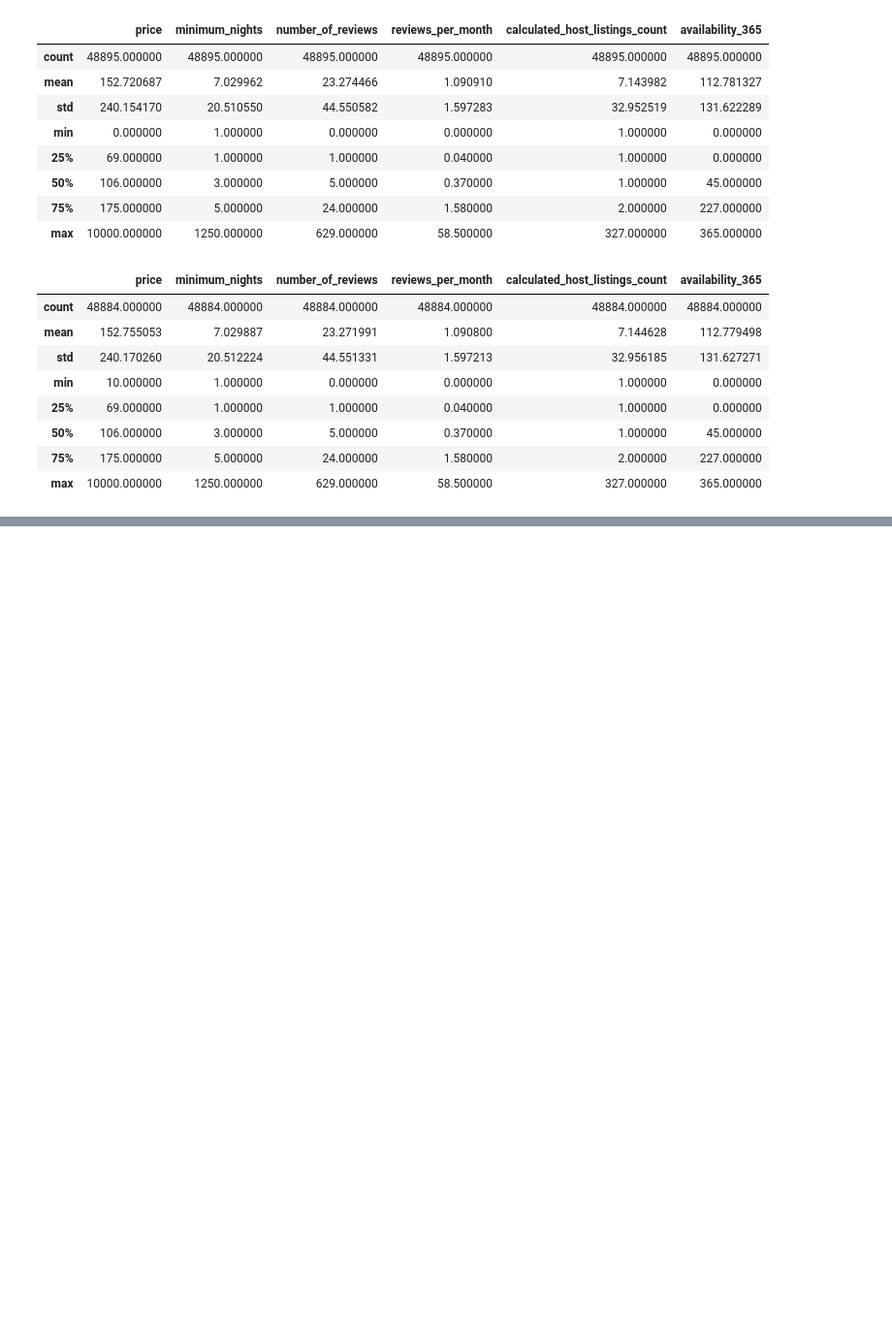
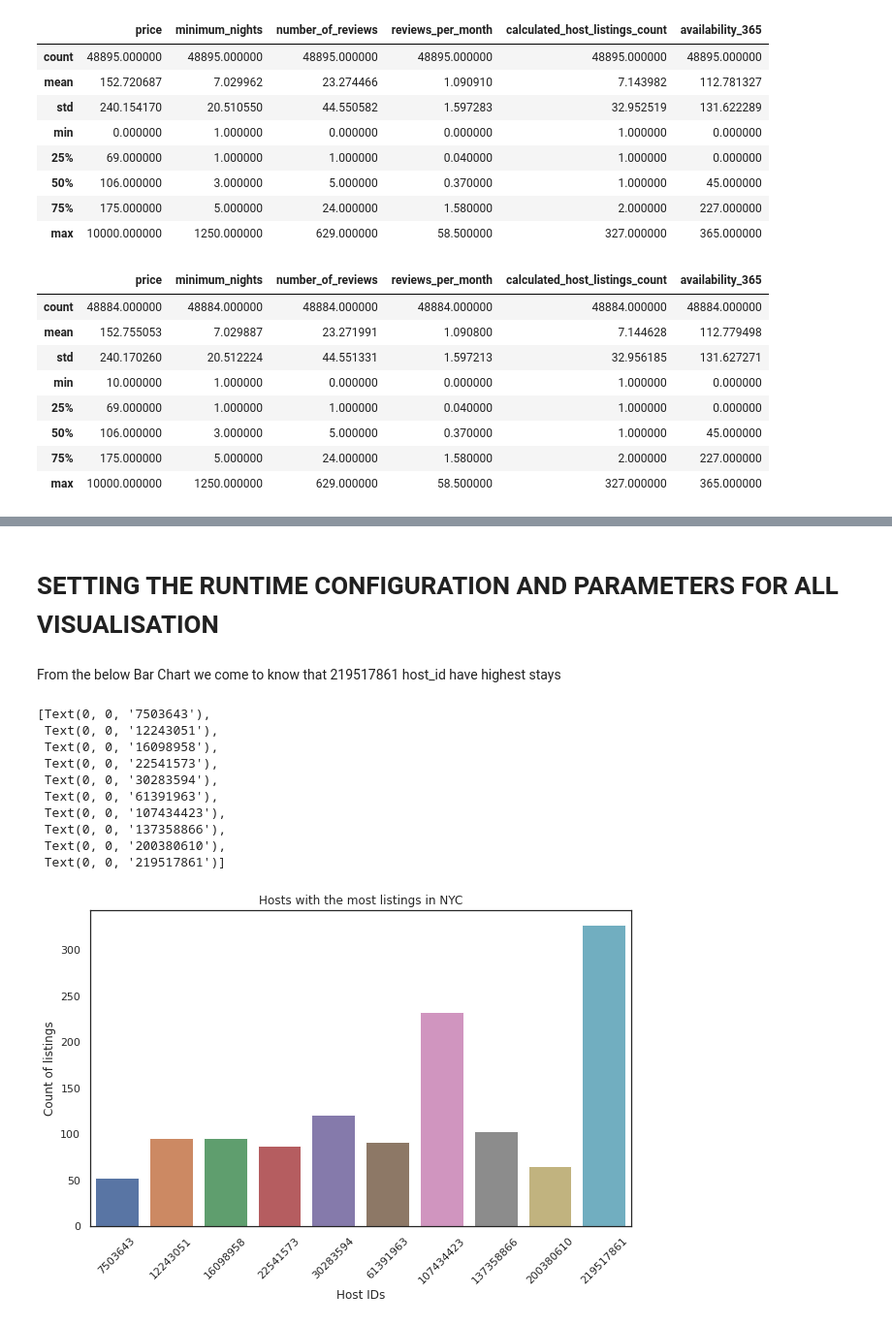
Before and after one commit to ChetanJadhav2341/Airbnb-Bookings-Analysis-EDA, a Jupyter notebook: Airbnb_Bookings_Analysis_Capstone_Project.ipynb, the cells around one changed output, grey strips where cells are left out. Shown at 97% size. Saved outputs shown, nothing was run; the diff lists cells and outputs as text; code cells hidden in the pictures; blank space fills up the shorter version.

```diff
--- a/Airbnb_Bookings_Analysis_Capstone_Project.ipynb
+++ b/Airbnb_Bookings_Analysis_Capstone_Project.ipynb
@@ -205,0 +268,5 @@ df[relevent].describe()
+# %%
+# CONSIDERING THE TOP 10 host_id
+
+max_hostid=df['host_id'].value_counts().head(10)
+max_hostid
@@ -205,0 +285,7 @@ df[relevent].describe()
+# %%
+# CREATING A DATAFRAME FOR host_id
+
+df_hostid=pd.DataFrame(data=max_hostid)
+df_hostid.reset_index(inplace=True)
+df_hostid.rename(columns={'index':'Host_ID', 'host_id':'Listings_Count'}, inplace=True)
+df_hostid
@@ -205,0 +304,27 @@ df[relevent].describe()
+# %% [markdown]
+# **SETTING THE RUNTIME CONFIGURATION AND PARAMETERS FOR ALL VISUALISATION**
+# %% [markdown]
+From the below Bar Chart we come to know that 219517861 host_id have highest stays
+# %%
+sns.set(rc={'figure.figsize':(10,6)})
+sns.set_style('white')
+# %%
+
+from matplotlib.colors import Colormap
+fig_1=sns.barplot(x='Host_ID',y='Listings_Count',data=df_hostid)
+fig_1.set_title('Hosts with the most listings in NYC')
+fig_1.set_ylabel('Count of listings')
+fig_1.set_xlabel('Host IDs')
+fig_1.set_xticklabels(fig_1.get_xticklabels(), rotation=45)
+# %% [output]
+[Text(0, 0, '7503643'),
+ Text(0, 0, '12243051'),
+ Text(0, 0, '16098958'),
+ Text(0, 0, '22541573'),
+ Text(0, 0, '30283594'),
+ Text(0, 0, '61391963'),
+ Text(0, 0, '107434423'),
+ Text(0, 0, '137358866'),
+ Text(0, 0, '200380610'),
+ Text(0, 0, '219517861')]
+[figure, added]
```
Also changed, not shown: parts of 51 cells of this notebook.
